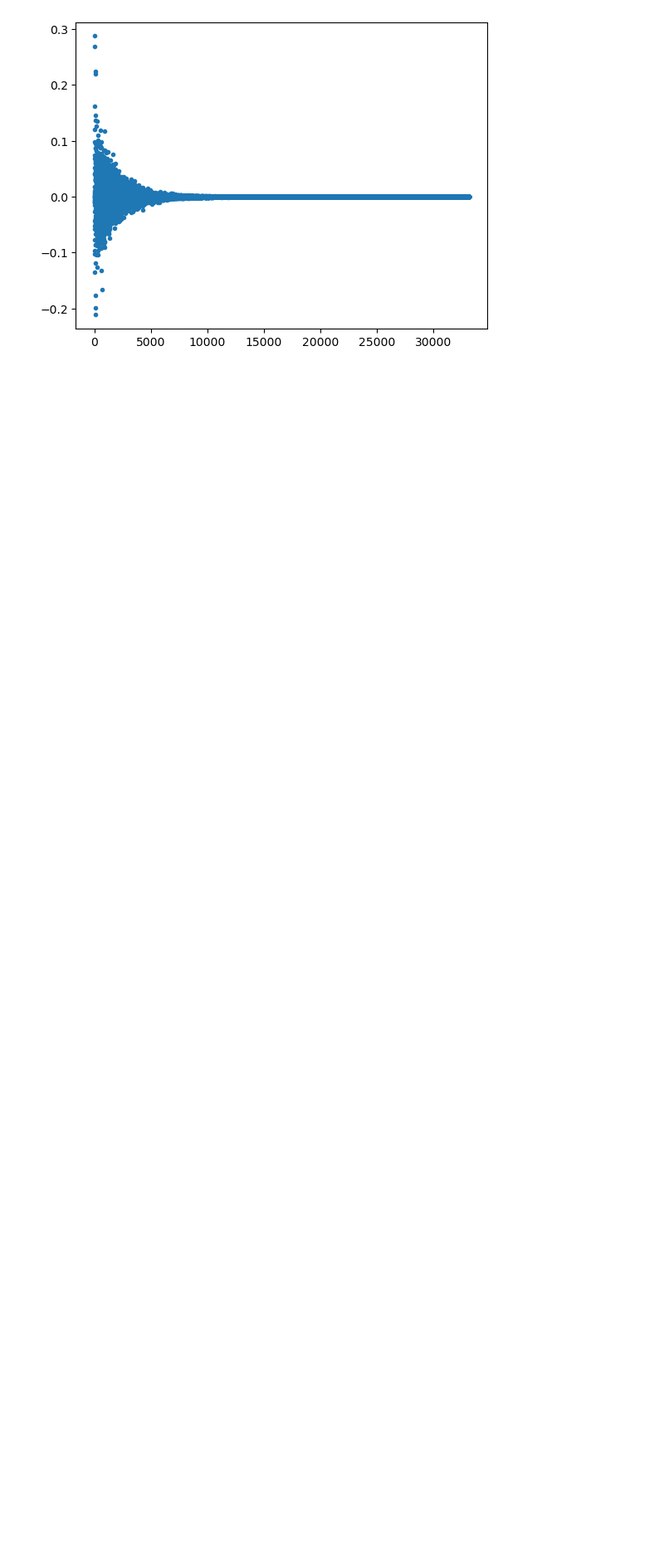
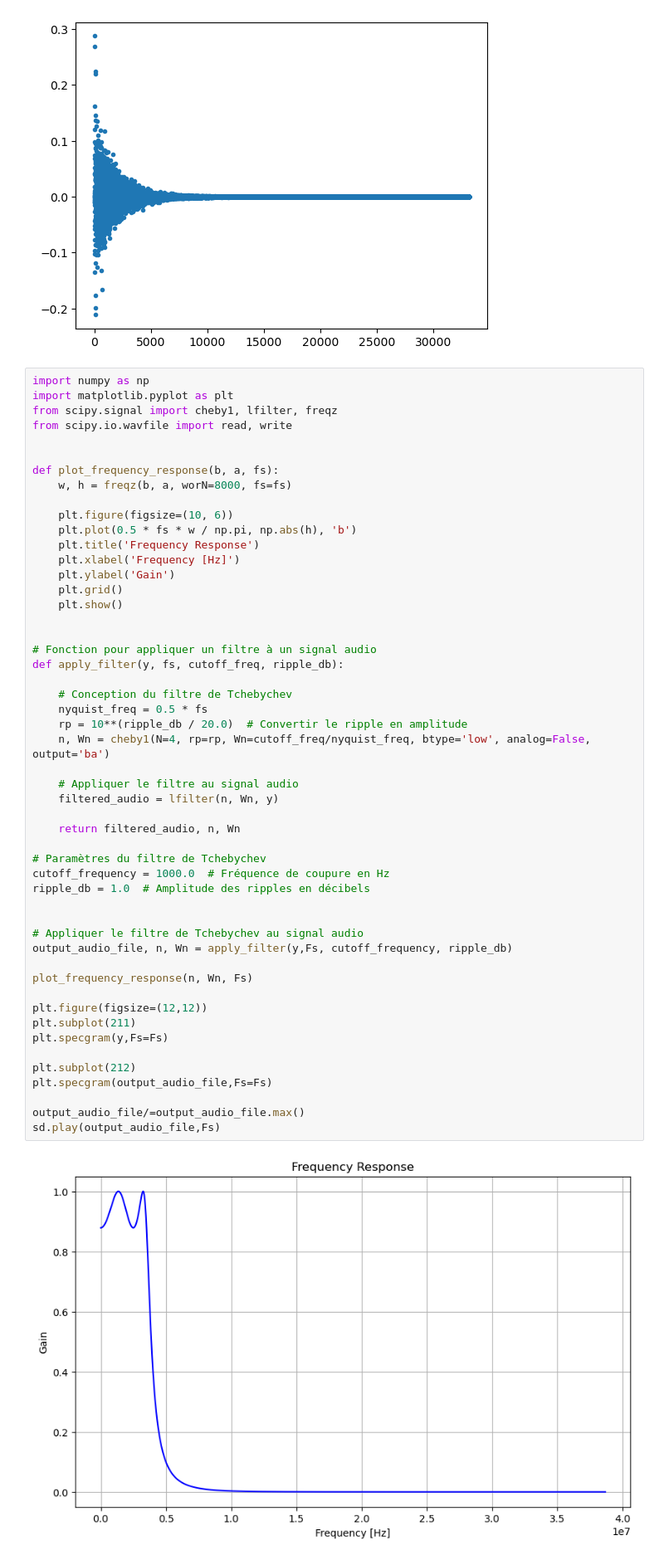
Before and after one commit to DeVerMyst/DEVIA2023, a Jupyter notebook: L_AUDIO/livecoding.ipynb, the cells around one changed output. Shown at 83% size. Saved outputs shown, nothing was run; the diff lists cells and outputs as text; blank space fills up the shorter version.

```diff
--- a/L_AUDIO/livecoding.ipynb
+++ b/L_AUDIO/livecoding.ipynb
@@ -172,3 +187,56 @@ convolution = np.real( ifft( fft(y,Nfft) * fft(reverb,Nfft) ) )
 sd.play(convolution, Fs)
 # %% [output]
 [figure]
+# %%
+import numpy as np
+import matplotlib.pyplot as plt
+from scipy.signal import cheby1, lfilter, freqz
+from scipy.io.wavfile import read, write
+
+
+def plot_frequency_response(b, a, fs):
+    w, h = freqz(b, a, worN=8000, fs=fs)
+
+    plt.figure(figsize=(10, 6))
+    plt.plot(0.5 * fs * w / np.pi, np.abs(h), 'b')
+    plt.title('Frequency Response')
+    plt.xlabel('Frequency [Hz]')
+    plt.ylabel('Gain')
+    plt.grid()
+    plt.show()
+
+
+# Fonction pour appliquer un filtre à un signal audio
+def apply_filter(y, fs, cutoff_freq, ripple_db):
+
+    # Conception du filtre de Tchebychev
+    nyquist_freq = 0.5 * fs
+    rp = 10**(ripple_db / 20.0)  # Convertir le ripple en amplitude
+    n, Wn = cheby1(N=4, rp=rp, Wn=cutoff_freq/nyquist_freq, btype='low', analog=False, output='ba')
+
+    # Appliquer le filtre au signal audio
+    filtered_audio = lfilter(n, Wn, y)
+
+    return filtered_audio, n, Wn
+
+# Paramètres du filtre de Tchebychev
+cutoff_frequency = 1000.0  # Fréquence de coupure en Hz
+ripple_db = 1.0  # Amplitude des ripples en décibels
+
+
+# Appliquer le filtre de Tchebychev au signal audio
+output_audio_file, n, Wn = apply_filter(y,Fs, cutoff_frequency, ripple_db)
+
+plot_frequency_response(n, Wn, Fs)
+
+plt.figure(figsize=(12,12))
+plt.subplot(211)
+plt.specgram(y,Fs=Fs)
+
+plt.subplot(212)
+plt.specgram(output_audio_file,Fs=Fs)
+
+output_audio_file/=output_audio_file.max()
+sd.play(output_audio_file,Fs)
+# %% [output]
+[figure, added]
```
Also changed, not shown: parts of 14 cells of this notebook, 3 other files.
